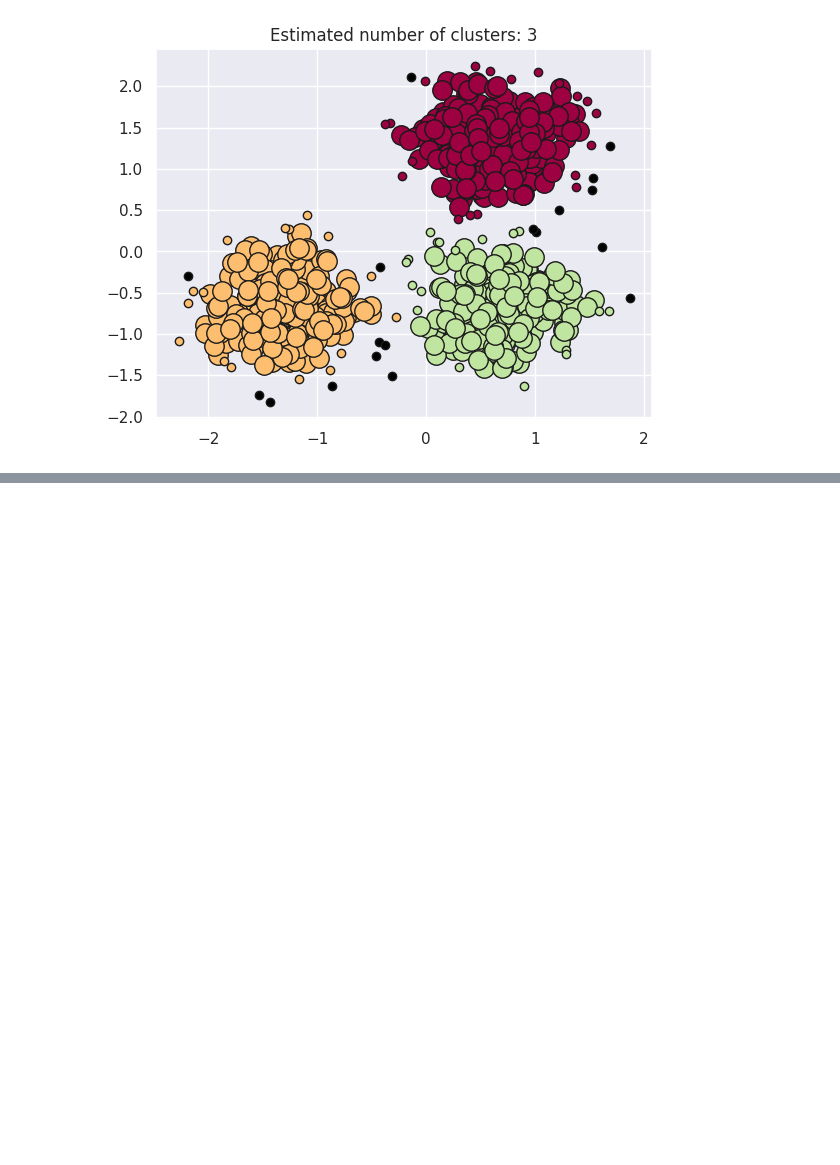
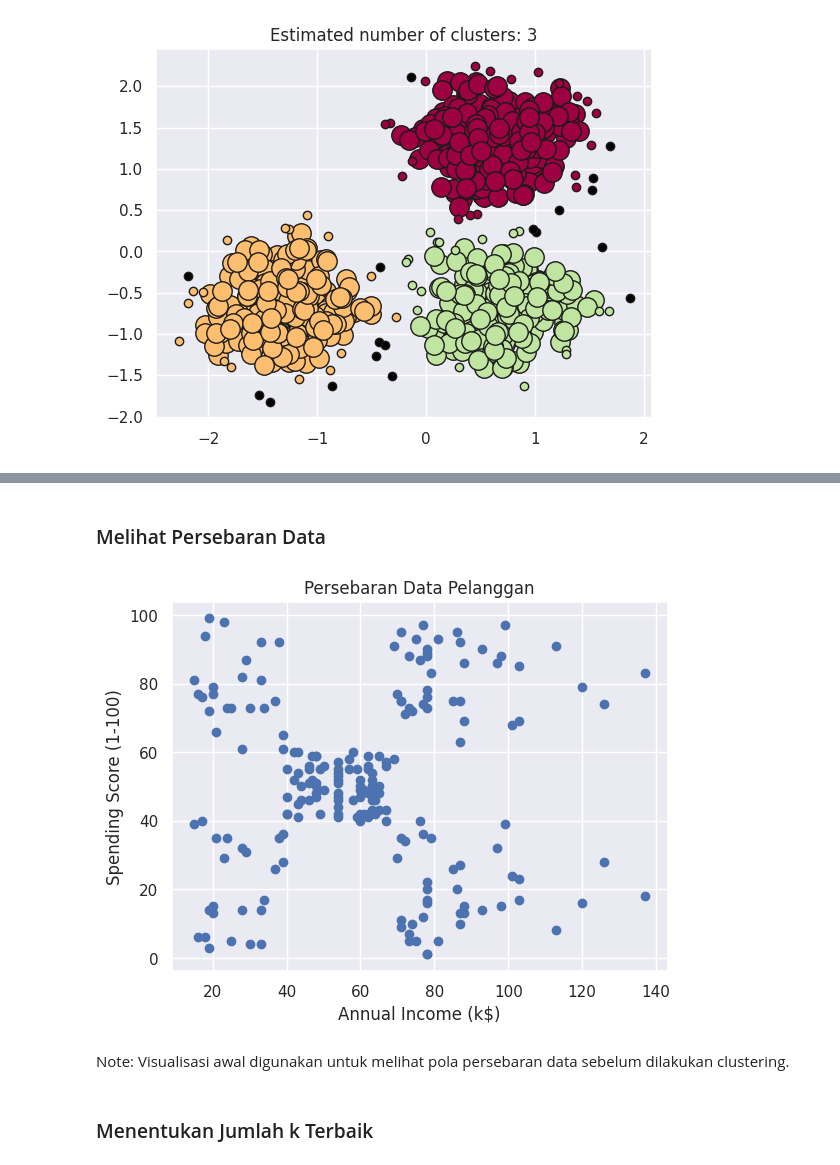
Before and after one commit to EsatovinVictoria/ML_Semester5_EsatovinEbenhaezerVictoria, a Jupyter notebook: Pertemuan_4/JS04_Klasterisasi.ipynb, the cells around one changed output, grey strips where cells are left out. Cells and saved outputs as stored; diff of their text form; code cells hidden in the pictures; blank space fills up the shorter version.

```diff
--- a/Pertemuan_4/JS04_Klasterisasi.ipynb
+++ b/Pertemuan_4/JS04_Klasterisasi.ipynb
@@ -457,0 +464,6 @@ plt.show()
+# %%
+import pandas as pd
+
+df = pd.read_csv('/content/drive/MyDrive/Mall_Customers.csv')
+
+df.head()
@@ -457,0 +496,4 @@ plt.show()
+# %%
+X = df[['Annual Income (k$)', 'Spending Score (1-100)']]
+
+X.head()
@@ -457,0 +513,20 @@ plt.show()
+# %% [markdown]
+### Melihat Persebaran Data
+# %%
+import matplotlib.pyplot as plt
+
+plt.scatter(
+    X['Annual Income (k$)'],
+    X['Spending Score (1-100)']
+)
+
+plt.xlabel('Annual Income (k$)')
+plt.ylabel('Spending Score (1-100)')
+plt.title('Persebaran Data Pelanggan')
+plt.show()
+# %% [output]
+[figure, added]
+# %% [markdown]
+Note: Visualisasi awal digunakan untuk melihat pola persebaran data sebelum dilakukan clustering.
+# %% [markdown]
+### Menentukan Jumlah k Terbaik
```
Also changed, not shown: parts of 25 cells of this notebook.
